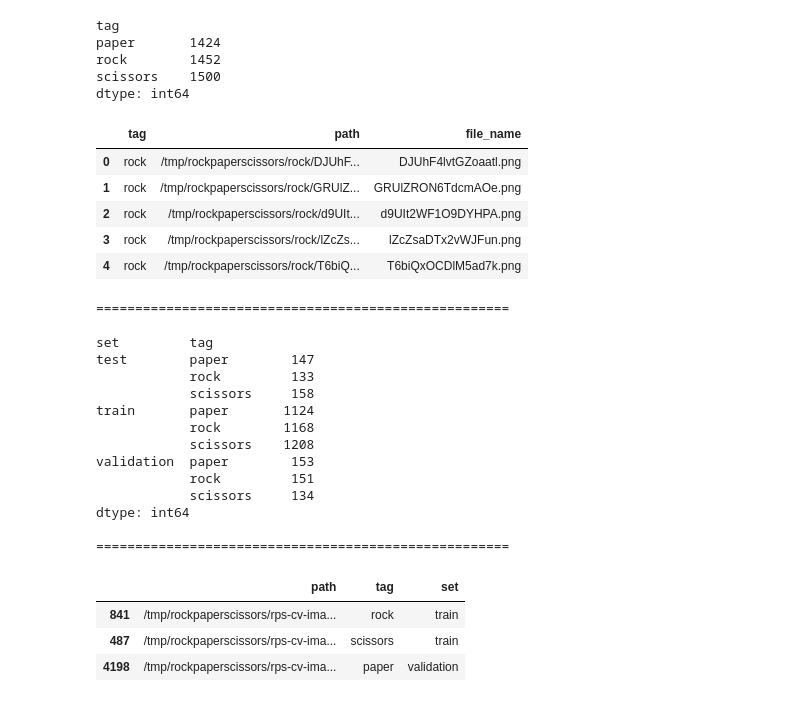
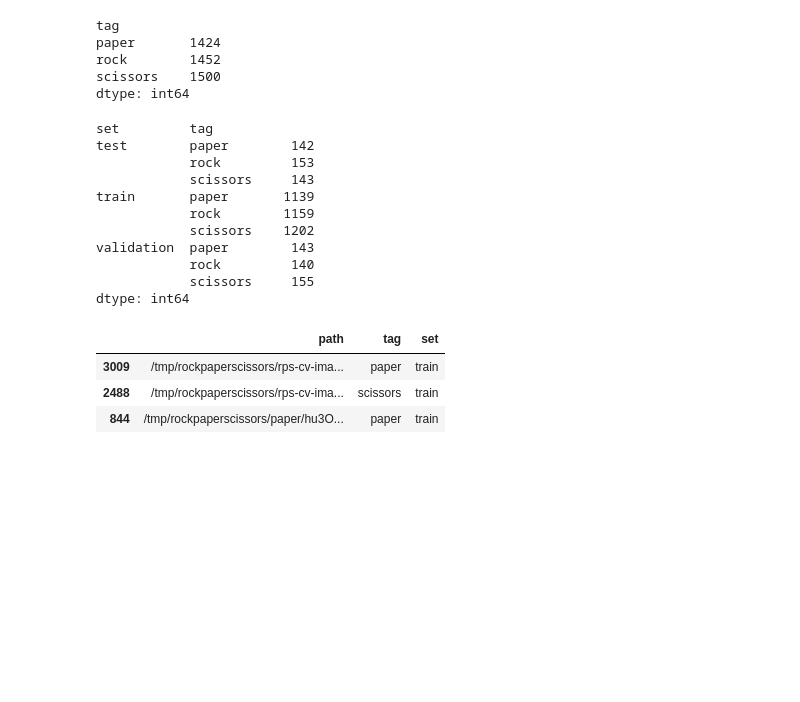
Before and after one commit to agungtriu/Belajar-Machine-Learning-untuk-Pemula, a Jupyter notebook: Submission.ipynb, the cells around one changed output. Cells and saved outputs as stored; diff of their text form; code cells hidden in the pictures; blank space fills up the shorter version.

```diff
--- a/Submission.ipynb
+++ b/Submission.ipynb
@@ -61,12 +60,3 @@ paper       1424
 rock        1452
 scissors    1500
 dtype: int64
-# %%
-df.head()
-# %% [output]
-|  | tag | path | file_name |
-| 0 | rock | /tmp/rockpaperscissors/rock/DJUhF... | DJUhF4lvtGZoaatl.png |
-| 1 | rock | /tmp/rockpaperscissors/rock/GRUlZ... | GRUlZRON6TdcmAOe.png |
-| 2 | rock | /tmp/rockpaperscissors/rock/d9UIt... | d9UIt2WF1O9DYHPA.png |
-| 3 | rock | /tmp/rockpaperscissors/rock/lZcZs... | lZcZsaDTx2vWJFun.png |
-| 4 | rock | /tmp/rockpaperscissors/rock/T6biQ... | T6biQxOCDlM5ad7k.png |
@@ -82,34 +63,33 @@ X_test, X_val, y_test, y_val = train_test_split(X_test, y_test, test_size=0.5, r
 # %%
+from sklearn.model_selection import train_test_split
+
+X = df['path']
+y = df['tag']
+
+X_train, X_test, y_train, y_test = train_test_split(X, y, test_size=0.20, random_state=300)
+X_test, X_val, y_test, y_val = train_test_split(X_test, y_test, test_size=0.5, random_state=100)
+
 df_tr = pd.DataFrame({'path':X_train, 'tag':y_train, 'set':'train'})
 df_te = pd.DataFrame({'path':X_test, 'tag':y_test, 'set':'test'})
 df_val = pd.DataFrame({'path':X_val, 'tag':y_val, 'set':'validation'})
+
+df_all = df_tr.append([df_te,df_val]).reset_index(drop=1)
+print(df_all.groupby(['set','tag']).size(),'\n')
+
+df_all.sample(3)
+# %% [output]
+set         tag
+test        paper        142
+            rock         153
+            scissors     143
+train       paper       1139
+            rock        1159
+            scissors    1202
+validation  paper        143
+            rock         140
+            scissors     155
+dtype: int64
+|  | path | tag | set |
+| 3009 | /tmp/rockpaperscissors/rps-cv-ima... | paper | train |
+| 2488 | /tmp/rockpaperscissors/rps-cv-ima... | scissors | train |
+| 844 | /tmp/rockpaperscissors/paper/hu3O... | paper | train |
-# %%
-df_all = df_tr.append([df_te,df_val]).reset_index(drop=1)\
-
-print('===================================================== \n')
-print(df_all.groupby(['set','tag']).size(),'\n')
-
-print('===================================================== \n')
-
-#cek sample datanya
-df_all.sample(3)
-# %% [output]
-=====================================================
-
-set         tag
-test        paper        147
-            rock         133
-            scissors     158
-train       paper       1124
-            rock        1168
-            scissors    1208
-validation  paper        153
-            rock         151
-            scissors     134
-dtype: int64
-
-=====================================================
-|  | path | tag | set |
-| 841 | /tmp/rockpaperscissors/rps-cv-ima... | rock | train |
-| 487 | /tmp/rockpaperscissors/rps-cv-ima... | scissors | train |
-| 4198 | /tmp/rockpaperscissors/rps-cv-ima... | paper | validation |
```
Also changed, not shown: parts of 24 cells of this notebook.
